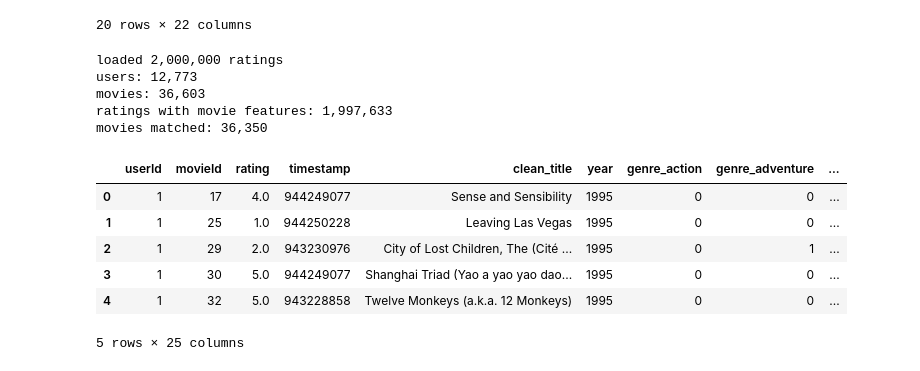
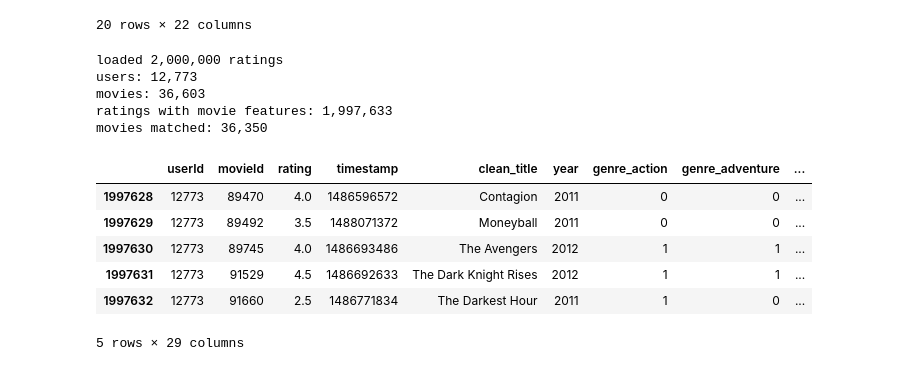
Before and after one commit to worldwidesuperstar/ether, a Jupyter notebook: backend/notebooks/05_content_based_millions.ipynb, the cells around one changed output. Saved outputs shown, nothing was run; the diff lists cells and outputs as text; code cells hidden in the pictures.

```diff
--- a/backend/notebooks/05_content_based_millions.ipynb
+++ b/backend/notebooks/05_content_based_millions.ipynb
@@ -82,26 +81,41 @@ movies with no genres: 6707
 # %%
 # load ratings data
 ratings_df = pd.read_csv('../data/raw/ml-32m/ratings.csv', nrows=2000000)
 print(f"loaded {len(ratings_df):,} ratings")
 print(f"users: {ratings_df['userId'].nunique():,}")
 print(f"movies: {ratings_df['movieId'].nunique():,}")
 
 # only merge movies with user ratings AND year data
 ratings_with_features = ratings_df.merge(movies_features, on='movieId', how='inner')
+
+# encode users and movies to continuous indices
+user_encoder = LabelEncoder()
+movie_encoder = LabelEncoder()
+
+ratings_with_features['user_idx'] = user_encoder.fit_transform(ratings_with_features['userId'])
+ratings_with_features['movie_idx'] = movie_encoder.fit_transform(ratings_with_features['movieId'])
+
+# get decade values, a bit easier to work with than individual years
+ratings_with_features['decade'] = (ratings_with_features['year'] // 10) * 10
+decade_encoder = LabelEncoder()
+
+# sequential indexes for decades
+ratings_with_features['decade_idx'] = decade_encoder.fit_transform(ratings_with_features['decade'])
+
 print(f"ratings with movie features: {len(ratings_with_features):,}")
 print(f"movies matched: {ratings_with_features['movieId'].nunique():,}")
 
-ratings_with_features.head()
+ratings_with_features.tail()
 # %% [output]
 loaded 2,000,000 ratings
 users: 12,773
 movies: 36,603
 ratings with movie features: 1,997,633
 movies matched: 36,350
 |  | userId | movieId | rating | timestamp | clean_title | year | genre_action | genre_adventure | ... |
-| 0 | 1 | 17 | 4.0 | 944249077 | Sense and Sensibility | 1995 | 0 | 0 | ... |
-| 1 | 1 | 25 | 1.0 | 944250228 | Leaving Las Vegas | 1995 | 0 | 0 | ... |
-| 2 | 1 | 29 | 2.0 | 943230976 | City of Lost Children, The (Cité ... | 1995 | 0 | 1 | ... |
-| 3 | 1 | 30 | 5.0 | 944249077 | Shanghai Triad (Yao a yao yao dao... | 1995 | 0 | 0 | ... |
-| 4 | 1 | 32 | 5.0 | 943228858 | Twelve Monkeys (a.k.a. 12 Monkeys) | 1995 | 0 | 0 | ... |
+| 1997628 | 12773 | 89470 | 4.0 | 1486596572 | Contagion | 2011 | 0 | 0 | ... |
+| 1997629 | 12773 | 89492 | 3.5 | 1488071372 | Moneyball | 2011 | 0 | 0 | ... |
+| 1997630 | 12773 | 89745 | 4.0 | 1486693486 | The Avengers | 2012 | 1 | 1 | ... |
+| 1997631 | 12773 | 91529 | 4.5 | 1486692633 | The Dark Knight Rises | 2012 | 1 | 1 | ... |
+| 1997632 | 12773 | 91660 | 2.5 | 1486771834 | The Darkest Hour | 2011 | 1 | 0 | ... |
-5 rows × 25 columns
+5 rows × 29 columns
```
Also changed, not shown: parts of 7 cells of this notebook, 2 other files.
